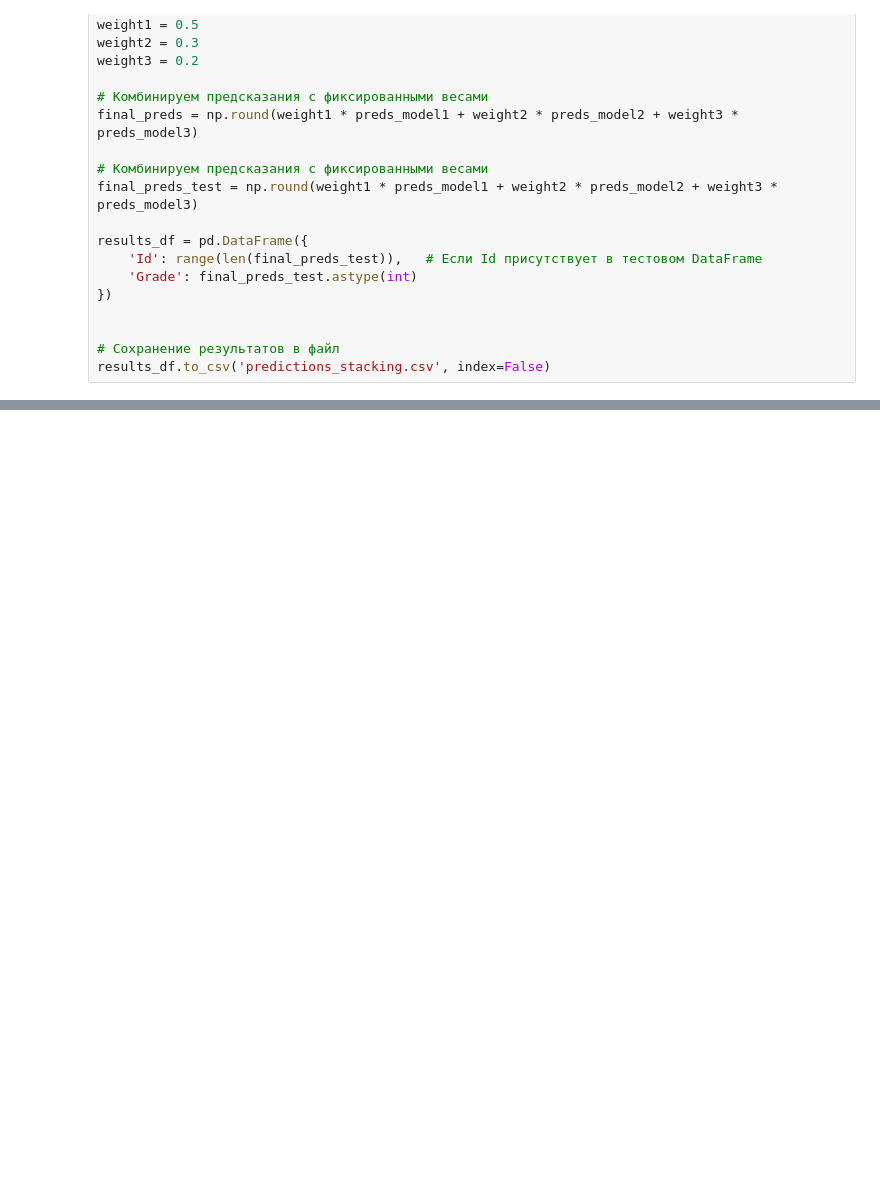
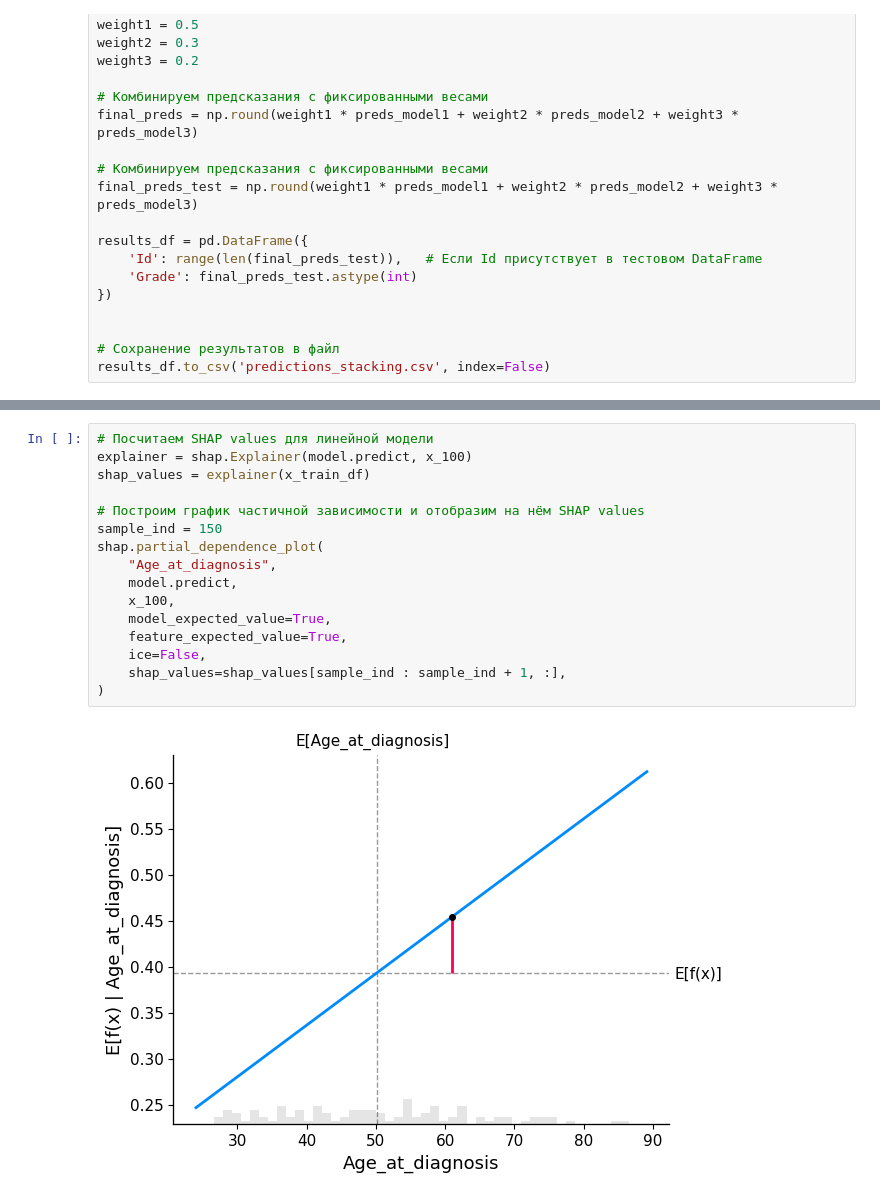
Before and after one commit to arinaaandreeva/ML_lab_1, a Jupyter notebook: ML_Lab_1.ipynb, the cells around one changed output, grey strips where cells are left out. Saved outputs shown, nothing was run; the diff lists cells and outputs as text; blank space fills up the shorter version.

```diff
--- a/ML_Lab_1.ipynb
+++ b/ML_Lab_1.ipynb
@@ -358,0 +423,18 @@ results_df.to_csv('predictions_stacking.csv', index=False)
+# %%
+# Посчитаем SHAP values для линейной модели
+explainer = shap.Explainer(model.predict, x_100)
+shap_values = explainer(x_train_df)
+
+# Построим график частичной зависимости и отобразим на нём SHAP values
+sample_ind = 150
+shap.partial_dependence_plot(
+    "Age_at_diagnosis",
+    model.predict,
+    x_100,
+    model_expected_value=True,
+    feature_expected_value=True,
+    ice=False,
+    shap_values=shap_values[sample_ind : sample_ind + 1, :],
+)
+# %% [output]
+[figure, added]
```
Also changed, not shown: parts of 19 cells of this notebook.
